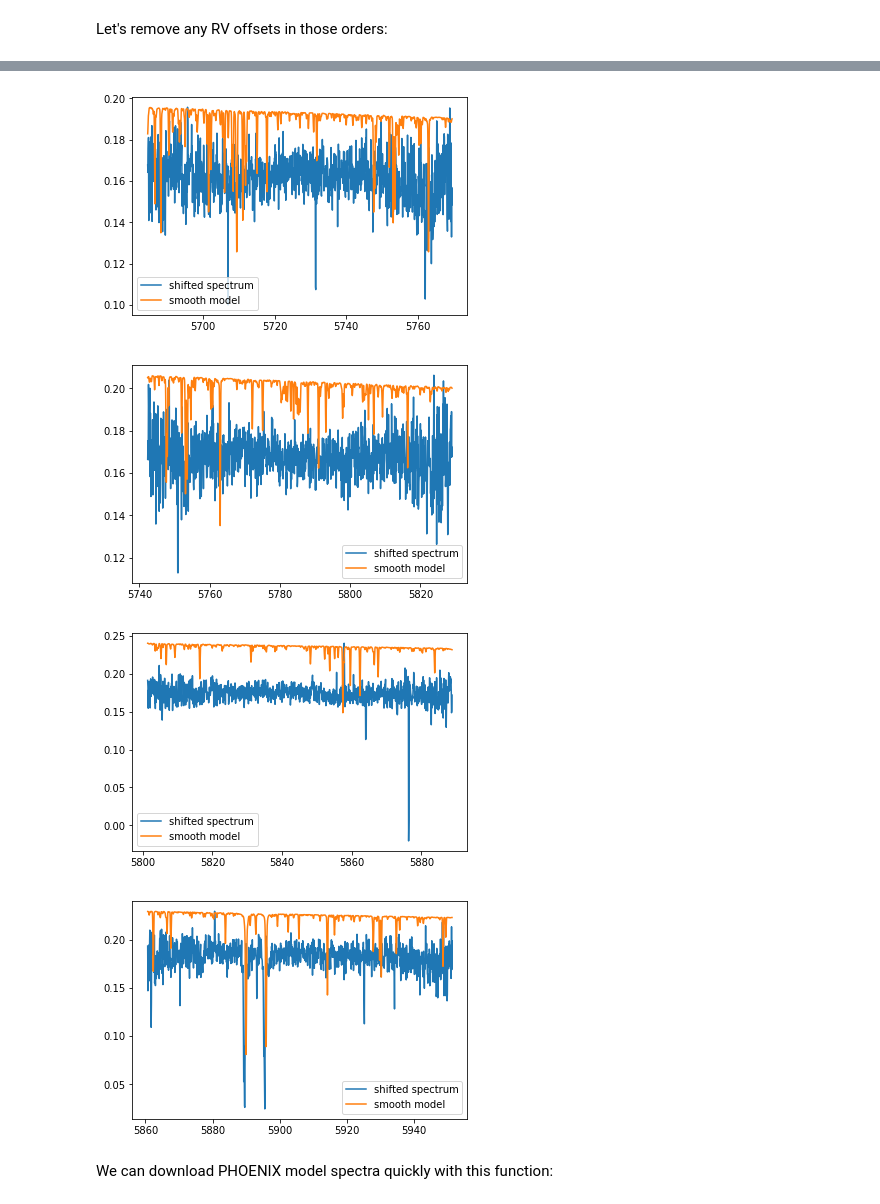
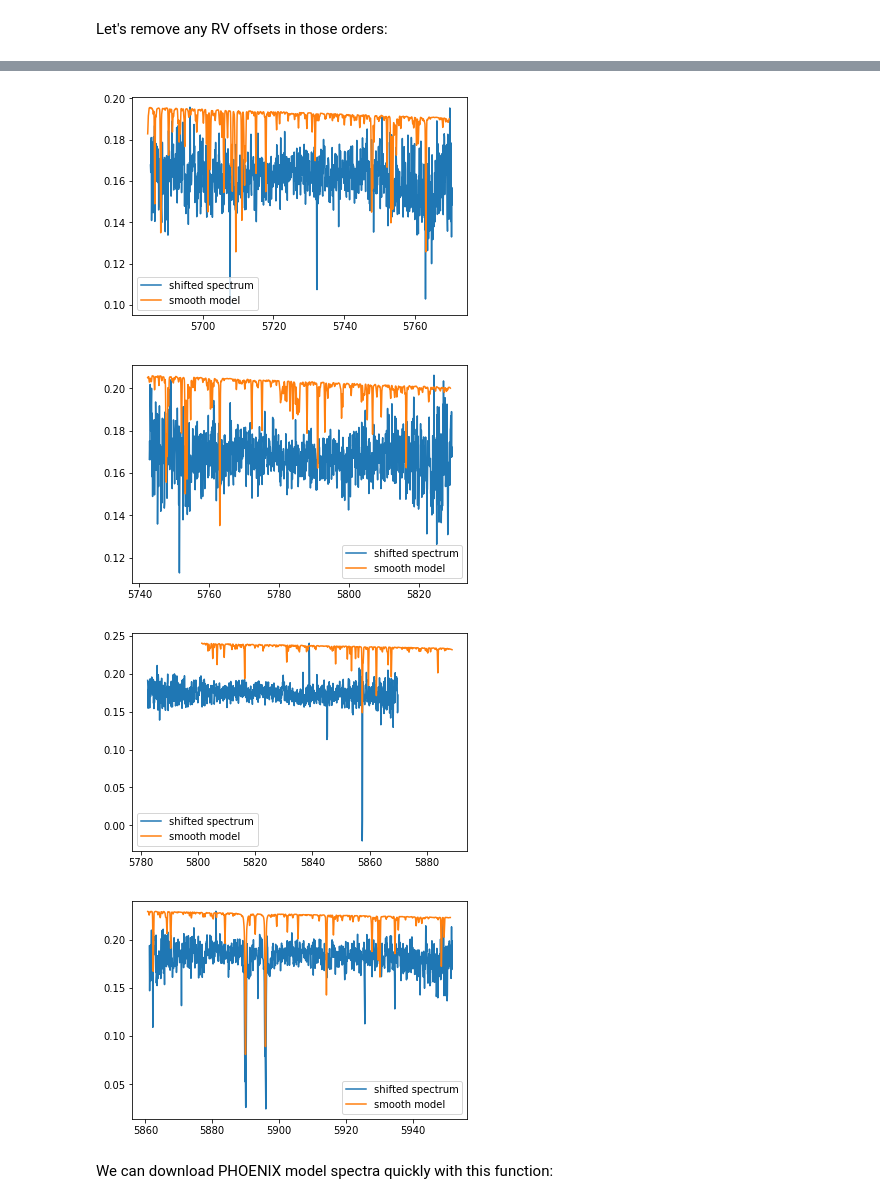
Before and after one commit to bmorris3/aesop, a Jupyter notebook: notebooks/example.ipynb, the cells around one changed output, grey strips where cells are left out. Drawn from its saved outputs; the diff is of its cells as text; code cells hidden in the pictures.

Commit message:
Fixing rv offset removal bug

```diff
--- a/notebooks/example.ipynb
+++ b/notebooks/example.ipynb
@@ -74,6 +74,6 @@ Let's remove any RV offsets in those orders:
 # %%
 rv_shifts = u.Quantity([target_spectrum.rv_wavelength_shift(order, plot=True)
                         for order in only_orders])
-median_rv_shift = np.median(rv_shifts)
-target_spectrum.offset_wavelength_solution(median_rv_shift)
+
+target_spectrum.offset_wavelength_solution(rv_shifts)
 # %% [output]
@@ -83,7 +81,7 @@ Downloading ftp://phoenix.astro.physik.uni-goettingen.de/v2.0/HiResFITS/WAVE_PHO
-[figure, old version]
+[figure, new version]
-[figure, old version]
+[figure, new version]
-[figure, old version]
+[figure, new version]
-[figure, old version]
+[figure, new version]
 # %% [markdown]
 We can download PHOENIX model spectra quickly with this function:
 # %%
```
Also changed, not shown: parts of 3 cells of this notebook.
